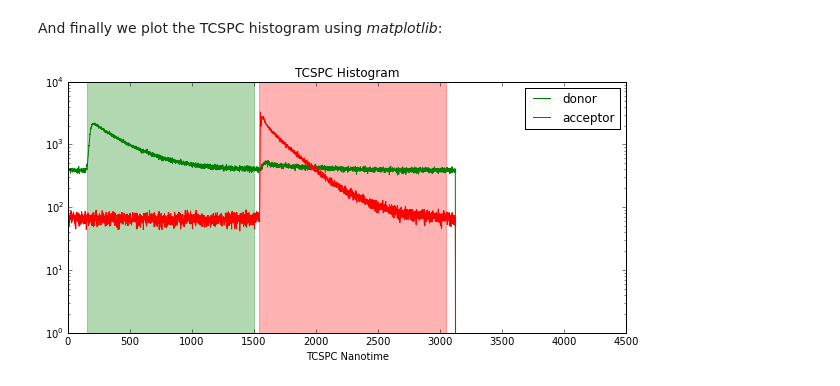
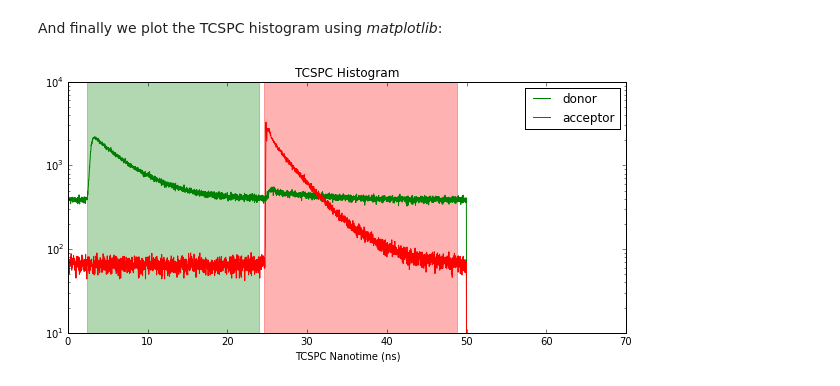
Before and after one commit to Photon-HDF5/photon_hdf5_reading_examples, a Jupyter notebook: python/Reading ns-ALEX data from Photon-HDF5.ipynb, the cells around one changed output. Cells and saved outputs as stored; diff of their text form; code cells hidden in the pictures.

Commit message:
Notebooks: text updates and ns-ALEX plot updates

```diff
--- a/python/Reading ns-ALEX data from Photon-HDF5.ipynb
+++ b/python/Reading ns-ALEX data from Photon-HDF5.ipynb
@@ -175,15 +179,17 @@ hist_a, _ = np.histogram(nanotimes_acceptor, bins=bins)
 And finally we plot the TCSPC histogram using *matplotlib*:
 # %%
 fig, ax = plt.subplots(figsize=(10, 4.5))
-ax.plot(bins[:-1], hist_d, color='green', label='donor')
-ax.plot(bins[:-1], hist_a, color='red', label='acceptor')
-ax.axvspan(donor_period[0], donor_period[1], alpha=0.3, color='green')
-ax.axvspan(acceptor_period[0], acceptor_period[1], alpha=0.3, color='red')
-ax.set_xlabel('TCSPC Nanotime ')
+scale = tcspc_unit*1e9
+ax.plot(bins[:-1]*scale, hist_d, color='green', label='donor')
+ax.plot(bins[:-1]*scale, hist_a, color='red', label='acceptor')
+ax.axvspan(donor_period[0]*scale, donor_period[1]*scale, alpha=0.3, color='green')
+ax.axvspan(acceptor_period[0]*scale, acceptor_period[1]*scale, alpha=0.3, color='red')
+ax.set_xlabel('TCSPC Nanotime (ns) ')
 ax.set_title('TCSPC Histogram')
 ax.set_yscale('log')
+ax.set_ylim(10)
 ax.legend(loc='best');
 # %% [output]
-[figure, old version]
+[figure, new version]
 # %%
 #plt.close('all')
```
Also changed, not shown: parts of 4 cells of this notebook, 2 other files.
